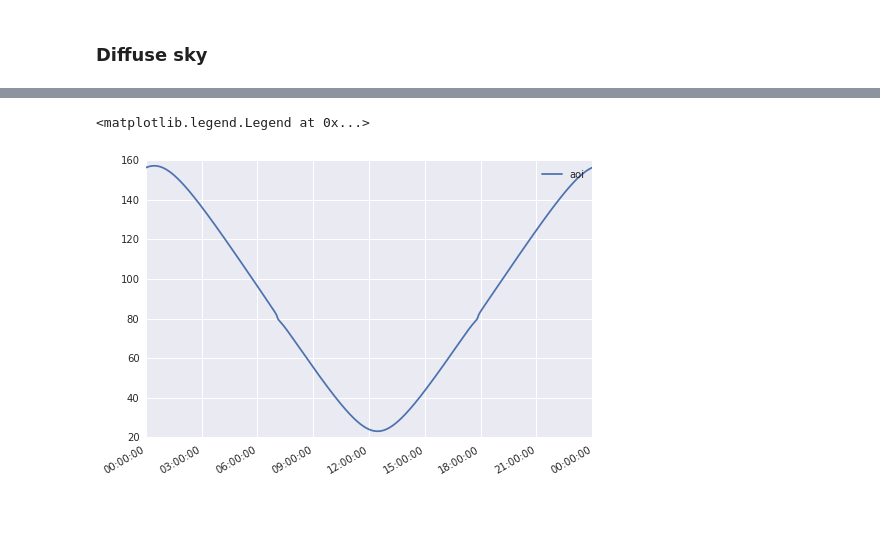
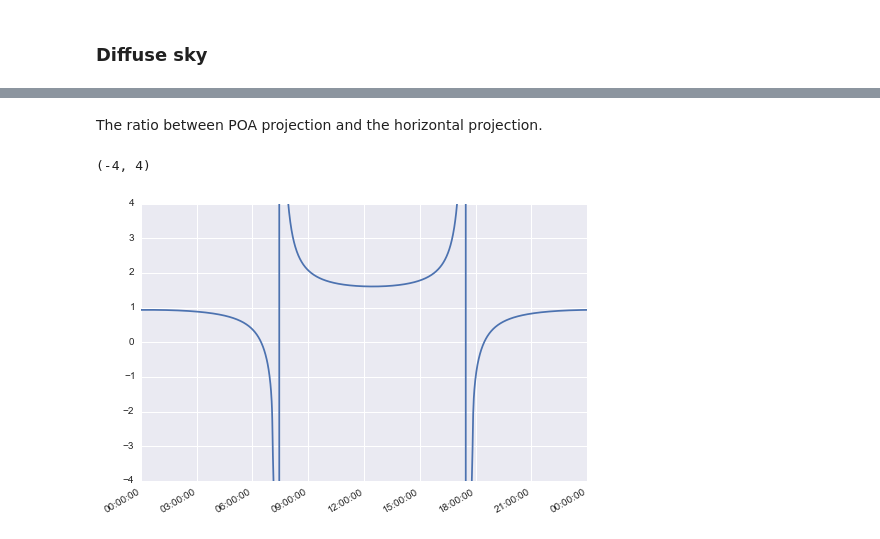
Before and after one commit to pvlib/pvlib-python, a Jupyter notebook: docs/tutorials/irradiance.ipynb, the cells around one changed output, grey strips where cells are left out. Cells and saved outputs as stored; diff of their text form; code cells hidden in the pictures; blank space fills up the shorter version.

```diff
--- a/docs/tutorials/irradiance.ipynb
+++ b/docs/tutorials/irradiance.ipynb
@@ -46,7 +90,6 @@ print(tus)
 # %% [output]
 Tucson: latitude=32.2, longitude=-111, tz=US/Arizona, altitude=700
 # %%
-times = pd.date_range(start=datetime.datetime(2014,1,1), end=datetime.datetime(2014,1,2), freq='1Min')
+times = pd.date_range(start=datetime.datetime(2014,1,1), end=datetime.datetime(2014,1,2), freq='1Min').tz_localize(tus.tz)
+solpos = pvlib.solarposition.get_solarposition(times, tus, method='pyephem')
+ephem_data = solpos
-# %%
-ephem_data = pvlib.solarposition.get_solarposition(times, tus, method='pyephem')
-ephem_data.plot()
@@ -70,9 +170,14 @@ ground_irrad.plot()
 # %%
-sns.set_palette('husl', len(pvlib.irradiance.SURFACE_ALBEDOS.items()))
+try:
+    sns.set_palette('husl', len(pvlib.irradiance.SURFACE_ALBEDOS.items()))
+except:
+    pass
 
-for surface, albedo in pvlib.irradiance.SURFACE_ALBEDOS.items():
+for surface, albedo in sorted(pvlib.irradiance.SURFACE_ALBEDOS.items(), key=lambda x: x[1], reverse=True):
     ground_irrad = pvlib.irradiance.grounddiffuse(40, irrad_data['GHI'], surface_type=surface)
     ground_irrad.plot(label='{}: {}'.format(surface, albedo))
 
 plt.legend()
+plt.ylabel('Diffuse ground irradiance (W/m^2)')
+plt.title('Surface types')
 # %% [output]
@@ -90,2 +199,7 @@ plt.legend()
+# %%
+try:
+    sns.set_palette('deep')
+except:
+    pass
 # %% [markdown]
 ### Diffuse sky
@@ -548,9 +690,9 @@ plt.legend()
+# %% [markdown]
+The ratio between POA projection and the horizontal projection.
 # %%
-proj = pvlib.irradiance.aoi(32, 180, ephem_data['apparent_zenith'], ephem_data['apparent_azimuth'])
-proj.plot()
-
-#plt.ylim(-1.1,1.1)
-plt.legend()
+ratio = pvlib.irradiance.poa_horizontal_ratio(32, 180, ephem_data['apparent_zenith'], ephem_data['apparent_azimuth'])
+ratio.plot()
+plt.ylim(-4,4)
 # %% [output]
-<matplotlib.legend.Legend at 0x...>
+(-4, 4)
-[figure, old version]
+[figure, new version]
```
Also changed, not shown: parts of 114 cells of this notebook.
